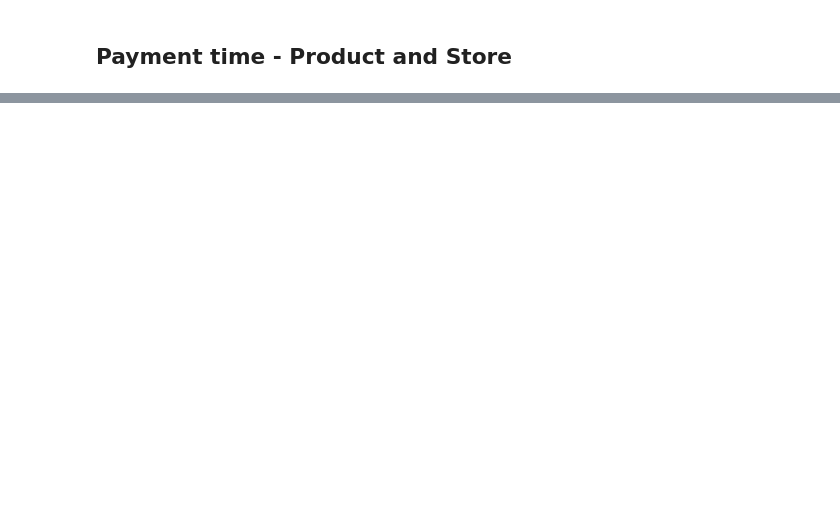
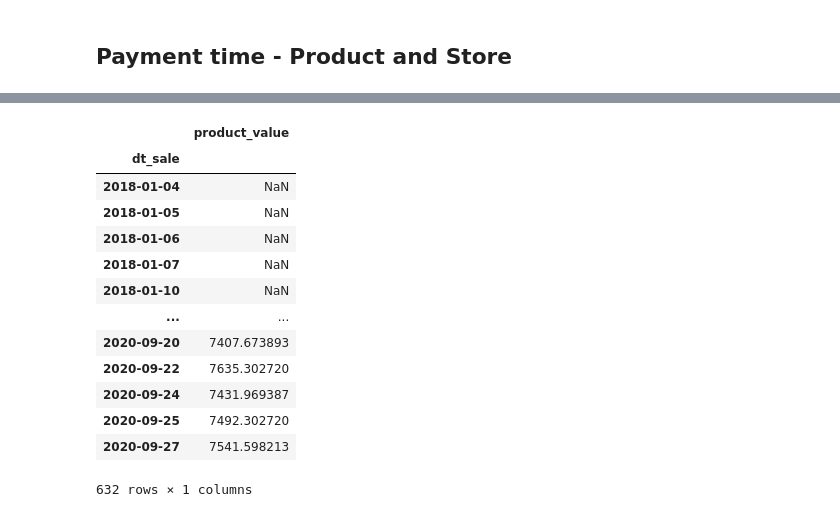
Before and after one commit to black-dev-x/pandas-cookbook, a Jupyter notebook: data-analysis/analysis.ipynb, the cells around one changed output, grey strips where cells are left out. Cells and saved outputs as stored; diff of their text form; code cells hidden in the pictures; blank space fills up the shorter version.

```diff
--- a/data-analysis/analysis.ipynb
+++ b/data-analysis/analysis.ipynb
@@ -302,0 +720,18 @@ plt.show()
+# %%
+graph_data = df[['product_value','dt_sale']].groupby('dt_sale').sum().rolling(30).mean()
+graph_data
+# %% [output]
+|  | product_value |
+| dt_sale |  |
+| 2018-01-04 | NaN |
+| 2018-01-05 | NaN |
+| 2018-01-06 | NaN |
+| 2018-01-07 | NaN |
+| 2018-01-10 | NaN |
+| ... | ... |
+| 2020-09-20 | 7407.673893 |
+| 2020-09-22 | 7635.302720 |
+| 2020-09-24 | 7431.969387 |
+| 2020-09-25 | 7492.302720 |
+| 2020-09-27 | 7541.598213 |
+632 rows × 1 columns
```
Also changed, not shown: parts of 70 cells of this notebook.
